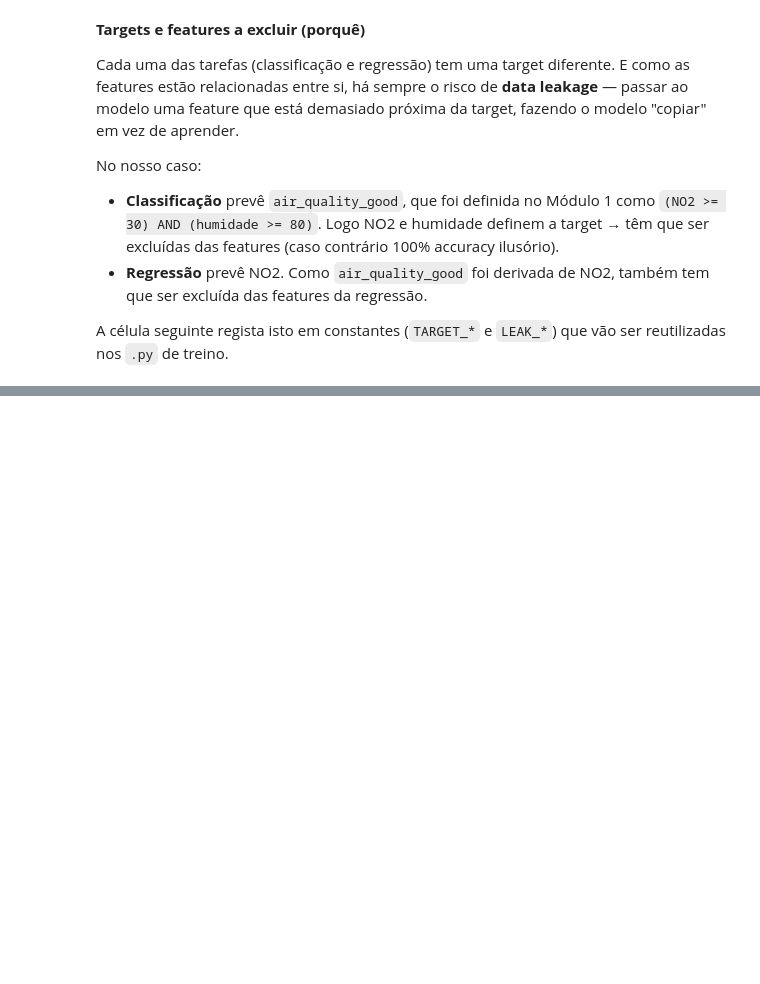
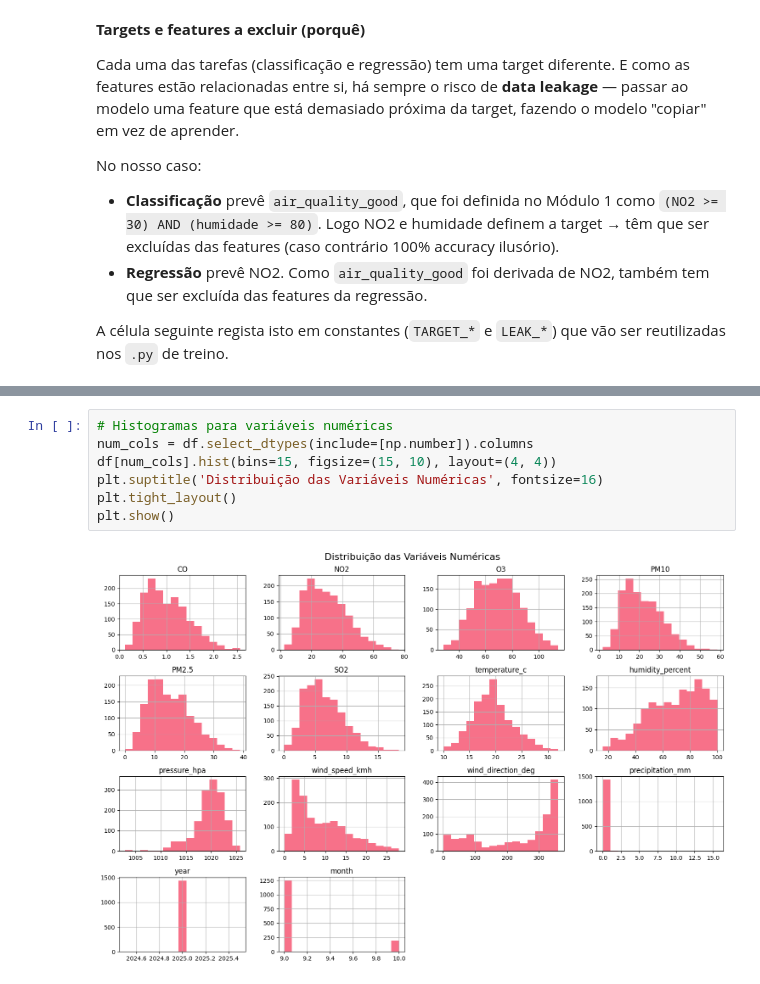
Before and after one commit to FederEx18/IIA_Project, a Jupyter notebook: Module_2/eda.ipynb, the cells around one changed output, grey strips where cells are left out. Drawn from its saved outputs; the diff is of its cells as text; blank space fills up the shorter version.

```diff
--- a/Module_2/eda.ipynb
+++ b/Module_2/eda.ipynb
@@ -82,0 +122,9 @@ df.head()
+# %%
+# Histogramas para variáveis numéricas
+num_cols = df.select_dtypes(include=[np.number]).columns
+df[num_cols].hist(bins=15, figsize=(15, 10), layout=(4, 4))
+plt.suptitle('Distribuição das Variáveis Numéricas', fontsize=16)
+plt.tight_layout()
+plt.show()
+# %% [output]
+[figure, added]
```
Also changed, not shown: parts of 22 cells of this notebook, 14 other files.
